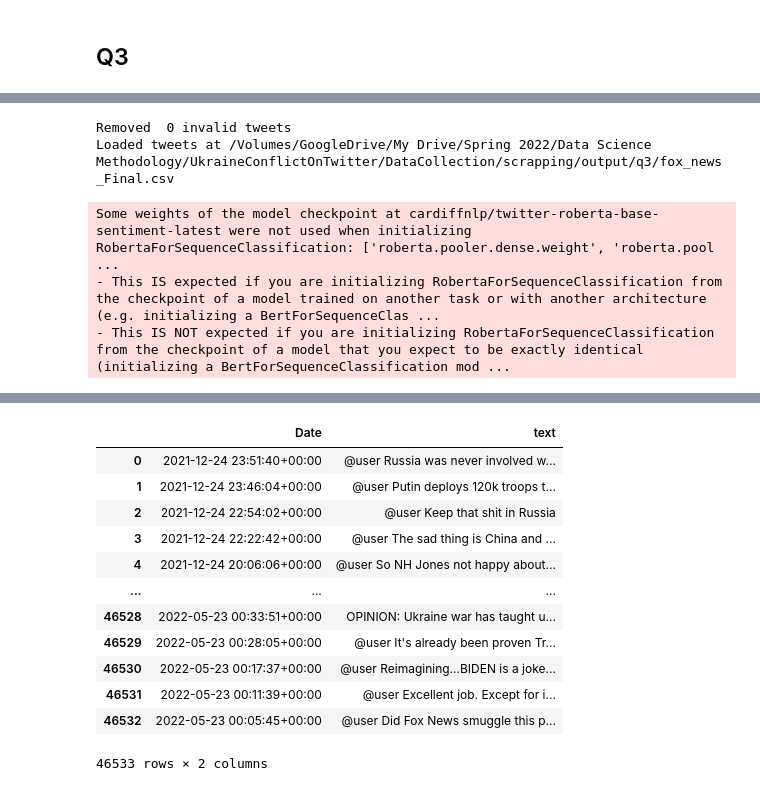
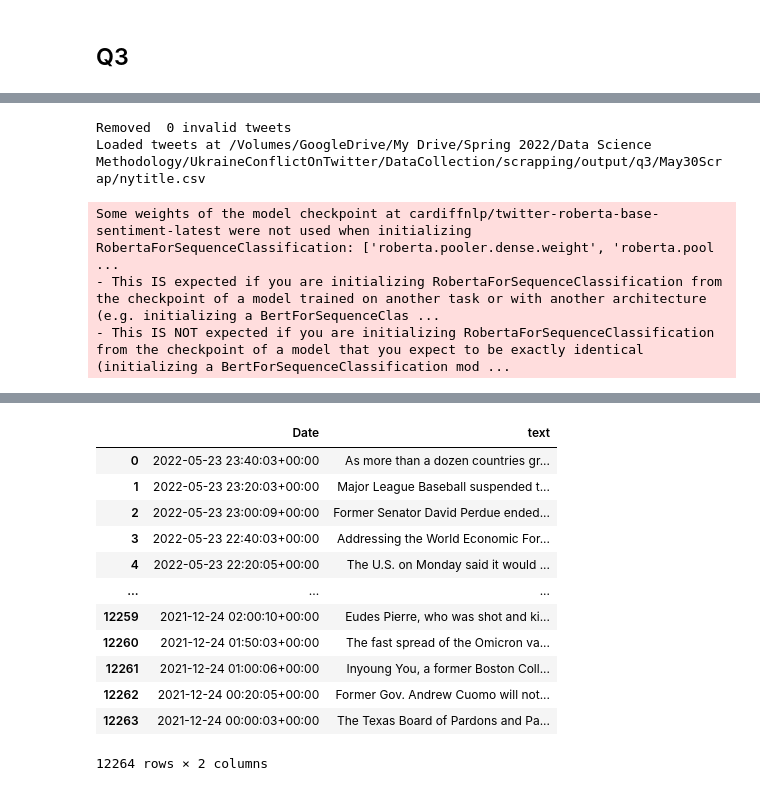
Before and after one commit to Bensas/UkraineConflictOnTwitter, a Jupyter notebook: SentimentAnalysis/TwitterSentimentAnalysis.ipynb, the cells around one changed output, grey strips where cells are left out. Saved outputs shown, nothing was run; the diff lists cells and outputs as text; code cells hidden in the pictures.

```diff
--- a/SentimentAnalysis/TwitterSentimentAnalysis.ipynb
+++ b/SentimentAnalysis/TwitterSentimentAnalysis.ipynb
@@ -29,7 +29,7 @@ class ListDataset(Dataset):
 def run_sentiment_analysis_and_save(path_to_tweets, model_path = f"cardiffnlp/twitter-roberta-base-sentiment-latest"):
     input_csv = pd.read_csv(path_to_tweets)
     input_csv.head()
-    tweet_text = input_csv['text'].to_list()
+    tweet_text = input_csv['Tweet'].to_list()
     #this dataframe column should be changed for question 1 and 2 to "tweetcreatedts" and for question 3 "Date"
     tweet_date = input_csv['Date'].to_list()
     filtered_tweets = [text for text in tweet_text if type(text) == str] # If some tweets have no text for whatever reason, we remove them
@@ -173,9 +172,9 @@ Time elapsed:  1584.5265197753906  seconds
 # %%
-q3_path_2 = "/Volumes/GoogleDrive/My Drive/Spring 2022/Data Science Methodology/UkraineConflictOnTwitter/DataCollection/scrapping/output/q3/fox_news_Final.csv"
+q3_path_2 = "/Volumes/GoogleDrive/My Drive/Spring 2022/Data Science Methodology/UkraineConflictOnTwitter/DataCollection/scrapping/output/q3/May30Scrap/nytitle.csv"
 run_sentiment_analysis_and_save(q3_path_2)
 # %% [output]
 Removed  0 invalid tweets
-Loaded tweets at /Volumes/GoogleDrive/My Drive/Spring 2022/Data Science Methodology/UkraineConflictOnTwitter/DataCollection/scrapping/output/q3/fox_news_Final.csv
+Loaded tweets at /Volumes/GoogleDrive/My Drive/Spring 2022/Data Science Methodology/UkraineConflictOnTwitter/DataCollection/scrapping/output/q3/May30Scrap/nytitle.csv
 Some weights of the model checkpoint at cardiffnlp/twitter-roberta-base-sentiment-latest were not used when initializing RobertaForSequenceClassification: ['roberta.pooler.dense.weight', 'roberta.pool ...
 - This IS expected if you are initializing RobertaForSequenceClassification from the checkpoint of a model trained on another task or with another architecture (e.g. initializing a BertForSequenceClas ...
 - This IS NOT expected if you are initializing RobertaForSequenceClassification from the checkpoint of a model that you expect to be exactly identical (initializing a BertForSequenceClassification mod ...
@@ -184,13 +183,13 @@ Time elapsed:  2593.0372252464294  seconds
 |  | Date | text |
-| 0 | 2021-12-24 23:51:40+00:00 | @user Russia was never involved w... |
-| 1 | 2021-12-24 23:46:04+00:00 | @user Putin deploys 120k troops t... |
-| 2 | 2021-12-24 22:54:02+00:00 | @user Keep that shit in Russia |
-| 3 | 2021-12-24 22:22:42+00:00 | @user The sad thing is China and ... |
-| 4 | 2021-12-24 20:06:06+00:00 | @user So NH Jones not happy about... |
+| 0 | 2022-05-23 23:40:03+00:00 | As more than a dozen countries gr... |
+| 1 | 2022-05-23 23:20:03+00:00 | Major League Baseball suspended t... |
+| 2 | 2022-05-23 23:00:09+00:00 | Former Senator David Perdue ended... |
+| 3 | 2022-05-23 22:40:03+00:00 | Addressing the World Economic For... |
+| 4 | 2022-05-23 22:20:05+00:00 | The U.S. on Monday said it would ... |
 | ... | ... | ... |
-| 46528 | 2022-05-23 00:33:51+00:00 | OPINION: Ukraine war has taught u... |
-| 46529 | 2022-05-23 00:28:05+00:00 | @user It's already been proven Tr... |
-| 46530 | 2022-05-23 00:17:37+00:00 | @user Reimagining…BIDEN is a joke... |
-| 46531 | 2022-05-23 00:11:39+00:00 | @user Excellent job. Except for i... |
-| 46532 | 2022-05-23 00:05:45+00:00 | @user Did Fox News smuggle this p... |
+| 12259 | 2021-12-24 02:00:10+00:00 | Eudes Pierre, who was shot and ki... |
+| 12260 | 2021-12-24 01:50:03+00:00 | The fast spread of the Omicron va... |
+| 12261 | 2021-12-24 01:00:06+00:00 | Inyoung You, a former Boston Coll... |
+| 12262 | 2021-12-24 00:20:05+00:00 | Former Gov. Andrew Cuomo will not... |
+| 12263 | 2021-12-24 00:00:03+00:00 | The Texas Board of Pardons and Pa... |
-46533 rows × 2 columns
+12264 rows × 2 columns
```
Also changed, not shown: parts of 5 cells of this notebook, 13 other files.
